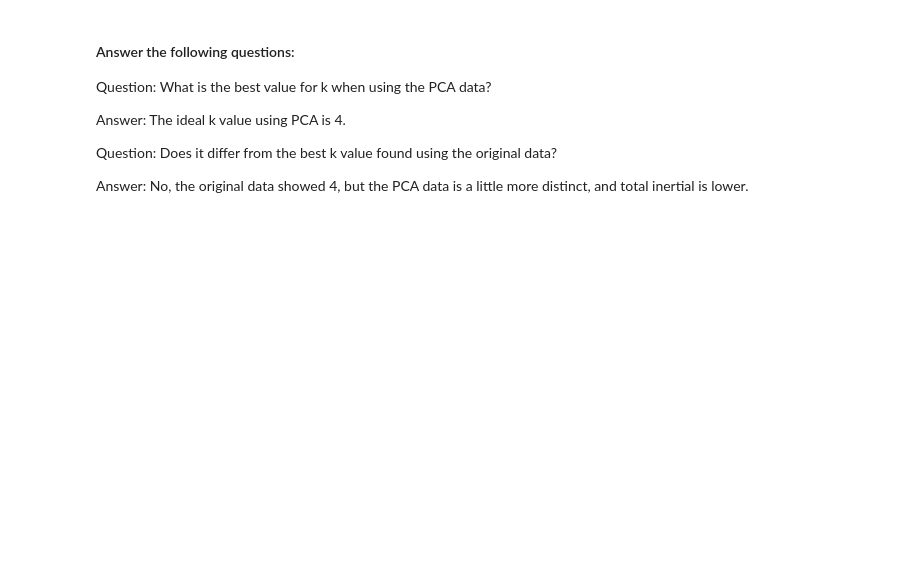
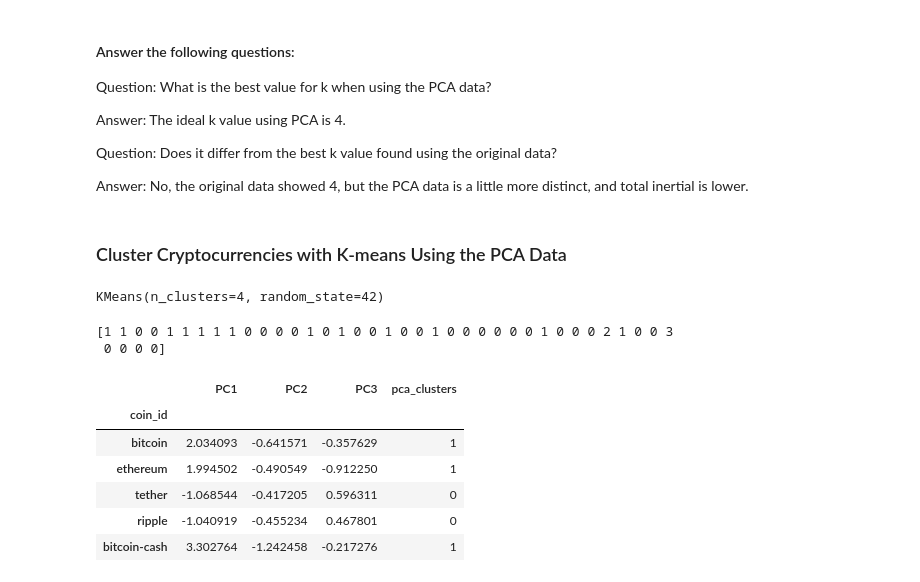
Before and after one commit to MohammedRizwan-1/CryptoClustering-Analysis, a Jupyter notebook: Working_Jup_N.ipynb, the cells around one changed output. Drawn from its saved outputs; the diff is of its cells as text; code cells hidden in the pictures; blank space fills up the shorter version.

```diff
--- a/Working_Jup_N.ipynb
+++ b/Working_Jup_N.ipynb
@@ -303,3 +303,39 @@ Answer: The ideal k value using PCA is 4.
 Question: Does it differ from the best k value found using the original data?
 
 Answer: No, the original data showed 4, but the PCA data is a little more distinct, and total inertial is lower.
+# %% [markdown]
+### Cluster Cryptocurrencies with K-means Using the PCA Data
+# %%
+# Initialize the K-Means model using the best value for k
+pca_model = KMeans(n_clusters = 4, random_state = 42)
+# %%
+# Fit the K-Means model using the PCA data
+pca_model.fit(df_crypto_pca)
+# %% [output]
+KMeans(n_clusters=4, random_state=42)
+# %%
+# Predict the clusters to group the cryptocurrencies using the PCA data
+k_pca_model = pca_model.predict(df_crypto_pca)
+
+# Print the resulting array of cluster values.
+print(k_pca_model)
+# %% [output]
+[1 1 0 0 1 1 1 1 1 0 0 0 0 1 0 1 0 0 1 0 0 1 0 0 0 0 0 0 1 0 0 0 2 1 0 0 3
+ 0 0 0 0]
+# %%
+# Create a copy of the DataFrame with the PCA data
+df_crypto_pca_predictions = df_crypto_pca.copy()
+
+# Add a new column to the DataFrame with the predicted clusters
+df_crypto_pca_predictions['pca_clusters'] = k_pca_model
+
+# Display sample data
+df_crypto_pca_predictions.head()
+# %% [output]
+|  | PC1 | PC2 | PC3 | pca_clusters |
+| coin_id |  |  |  |  |
+| bitcoin | 2.034093 | -0.641571 | -0.357629 | 1 |
+| ethereum | 1.994502 | -0.490549 | -0.912250 | 1 |
+| tether | -1.068544 | -0.417205 | 0.596311 | 0 |
+| ripple | -1.040919 | -0.455234 | 0.467801 | 0 |
+| bitcoin-cash | 3.302764 | -1.242458 | -0.217276 | 1 |
```
Also changed, not shown: parts of 5 cells of this notebook.
